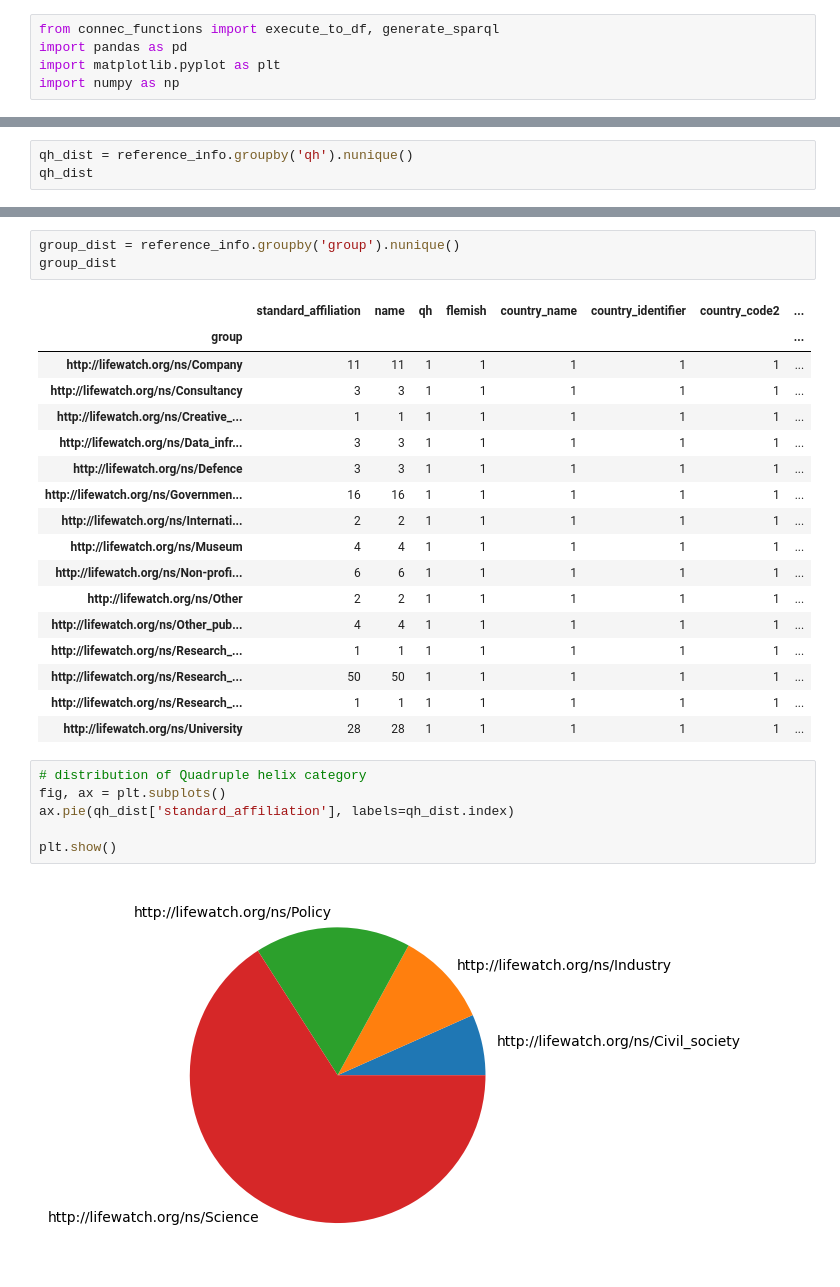
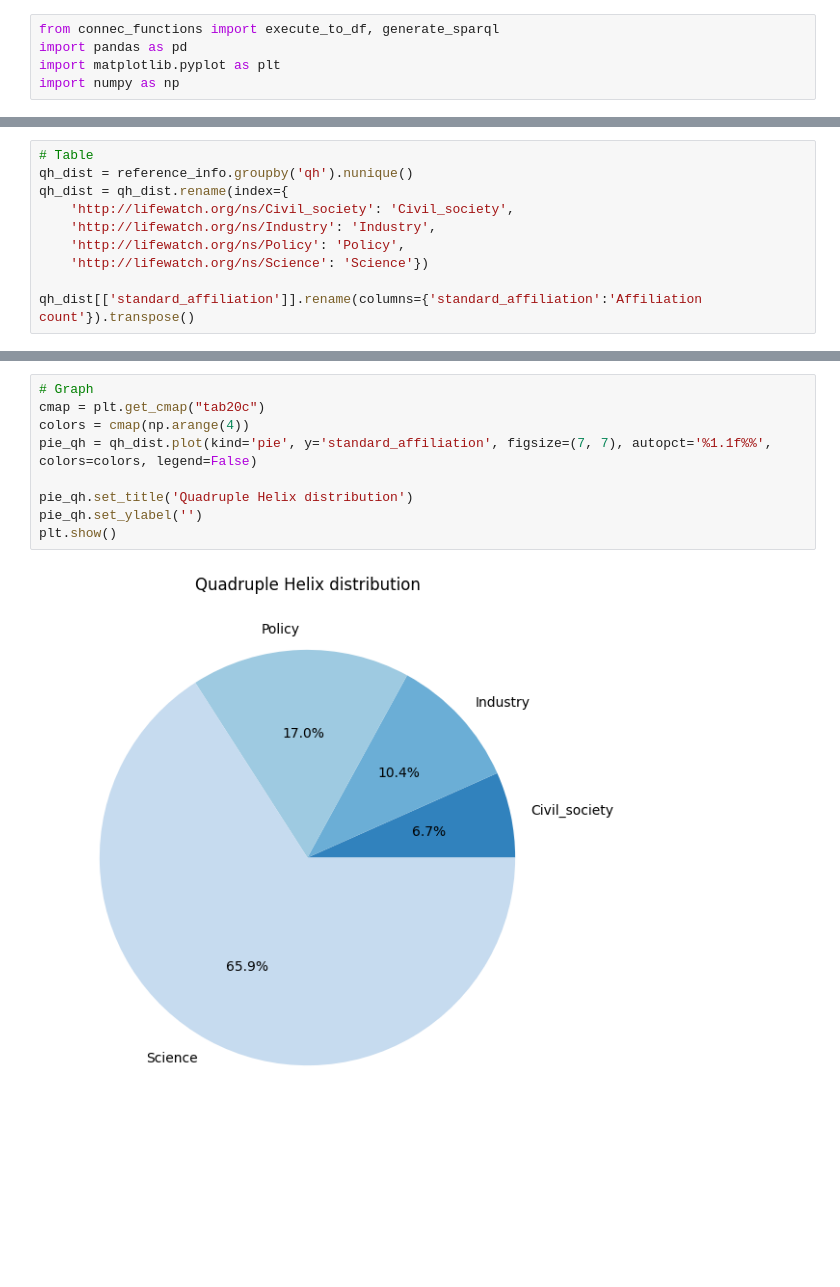
Before and after one commit to lifewatch/user-analysis-2023, a Jupyter notebook: notebooks/0_affiliation_info.ipynb, the cells around one changed output, grey strips where cells are left out. Drawn from its saved outputs; the diff is of its cells as text; blank space fills up the shorter version.

```diff
--- a/notebooks/0_affiliation_info.ipynb
+++ b/notebooks/0_affiliation_info.ipynb
@@ -57,4 +64,11 @@ reference_info.groupby('name').nunique()
 # %%
+# Table
 qh_dist = reference_info.groupby('qh').nunique()
-qh_dist
+qh_dist = qh_dist.rename(index={
+    'http://lifewatch.org/ns/Civil_society': 'Civil_society',
+    'http://lifewatch.org/ns/Industry': 'Industry',
+    'http://lifewatch.org/ns/Policy': 'Policy',
+    'http://lifewatch.org/ns/Science': 'Science'})
+
+qh_dist[['standard_affiliation']].rename(columns={'standard_affiliation':'Affiliation count'}).transpose()
 # %% [output]
@@ -87,29 +77,11 @@ qh_group_dist.reset_index()
-# %%
-group_dist = reference_info.groupby('group').nunique()
-group_dist
-# %% [output]
-|  | standard_affiliation | name | qh | flemish | country_name | country_identifier | country_code2 | ... |
-| group |  |  |  |  |  |  |  | ... |
-| http://lifewatch.org/ns/Company | 11 | 11 | 1 | 1 | 1 | 1 | 1 | ... |
-| http://lifewatch.org/ns/Consultancy | 3 | 3 | 1 | 1 | 1 | 1 | 1 | ... |
-| http://lifewatch.org/ns/Creative_... | 1 | 1 | 1 | 1 | 1 | 1 | 1 | ... |
-| http://lifewatch.org/ns/Data_infr... | 3 | 3 | 1 | 1 | 1 | 1 | 1 | ... |
-| http://lifewatch.org/ns/Defence | 3 | 3 | 1 | 1 | 1 | 1 | 1 | ... |
-| http://lifewatch.org/ns/Governmen... | 16 | 16 | 1 | 1 | 1 | 1 | 1 | ... |
-| http://lifewatch.org/ns/Internati... | 2 | 2 | 1 | 1 | 1 | 1 | 1 | ... |
-| http://lifewatch.org/ns/Museum | 4 | 4 | 1 | 1 | 1 | 1 | 1 | ... |
-| http://lifewatch.org/ns/Non-profi... | 6 | 6 | 1 | 1 | 1 | 1 | 1 | ... |
-| http://lifewatch.org/ns/Other | 2 | 2 | 1 | 1 | 1 | 1 | 1 | ... |
-| http://lifewatch.org/ns/Other_pub... | 4 | 4 | 1 | 1 | 1 | 1 | 1 | ... |
-| http://lifewatch.org/ns/Research_... | 1 | 1 | 1 | 1 | 1 | 1 | 1 | ... |
-| http://lifewatch.org/ns/Research_... | 50 | 50 | 1 | 1 | 1 | 1 | 1 | ... |
-| http://lifewatch.org/ns/Research_... | 1 | 1 | 1 | 1 | 1 | 1 | 1 | ... |
-| http://lifewatch.org/ns/University | 28 | 28 | 1 | 1 | 1 | 1 | 1 | ... |
 # %%
-# distribution of Quadruple helix category
-fig, ax = plt.subplots()
-ax.pie(qh_dist['standard_affiliation'], labels=qh_dist.index)
+# Graph
+cmap = plt.get_cmap("tab20c")
+colors = cmap(np.arange(4))
+pie_qh = qh_dist.plot(kind='pie', y='standard_affiliation', figsize=(7, 7), autopct='%1.1f%%', colors=colors, legend=False)
 
+pie_qh.set_title('Quadruple Helix distribution')
+pie_qh.set_ylabel('')
 plt.show()
 # %% [output]
-[figure, old version]
+[figure, new version]
```
Also changed, not shown: parts of 25 cells of this notebook, 8 other files.
